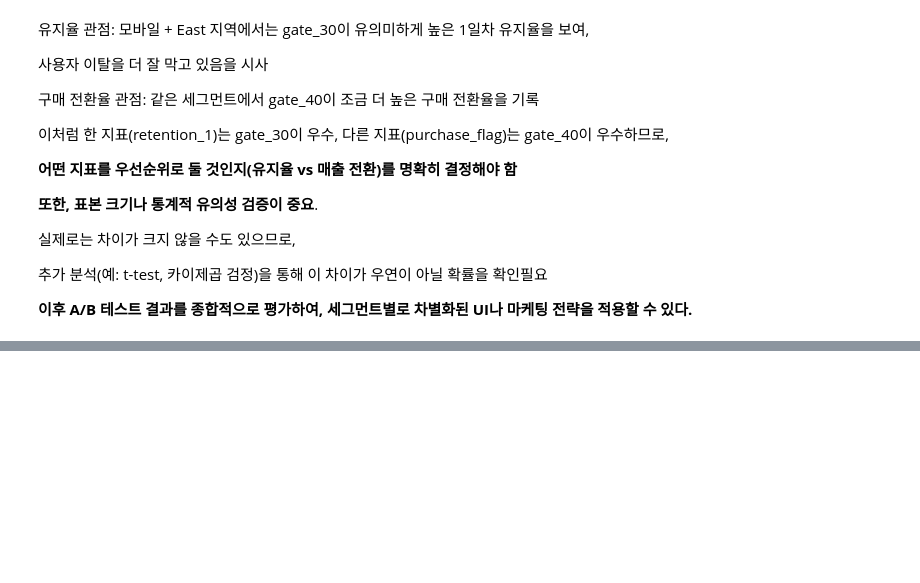
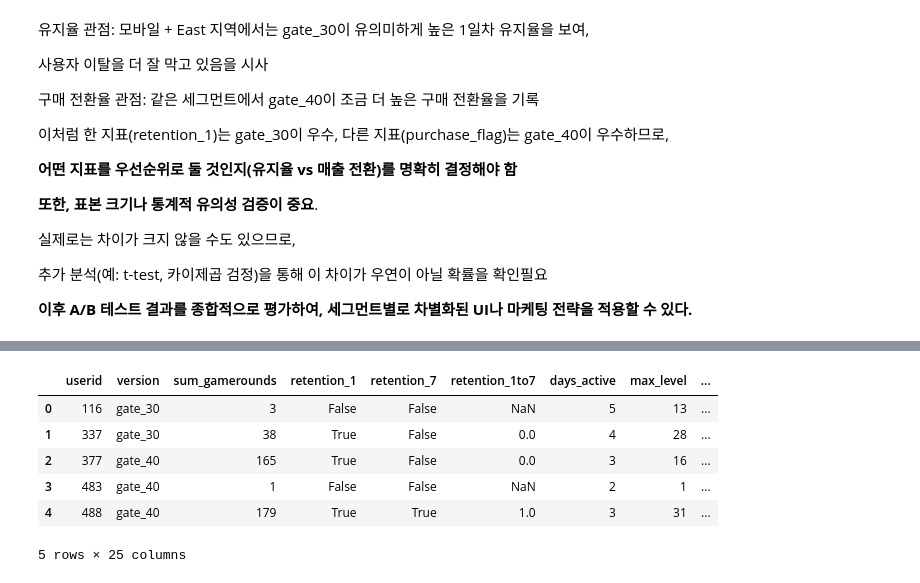
Before and after one commit to SeounghwanPark/first-repository, a Jupyter notebook: MQ07_C2.ipynb, the cells around one changed output, grey strips where cells are left out. Drawn from its saved outputs; the diff is of its cells as text; code cells hidden in the pictures; blank space fills up the shorter version.

```diff
--- a/MQ07_C2.ipynb
+++ b/MQ07_C2.ipynb
@@ -965,0 +1411,17 @@ files.download('cookie_cats_for_superset_03.csv')
+# %%
+import pandas as pd
+from IPython.display import display
+
+# titanic.csv 파일 읽기
+df = pd.read_csv('final_cookie_cats_A_B_Test_Data.csv')
+
+# DataFrame을 테이블 형태로 출력
+display(df.head())
+# %% [output]
+|  | userid | version | sum_gamerounds | retention_1 | retention_7 | retention_1to7 | days_active | max_level | ... |
+| 0 | 116 | gate_30 | 3 | False | False | NaN | 5 | 13 | ... |
+| 1 | 337 | gate_30 | 38 | True | False | 0.0 | 4 | 28 | ... |
+| 2 | 377 | gate_40 | 165 | True | False | 0.0 | 3 | 16 | ... |
+| 3 | 483 | gate_40 | 1 | False | False | NaN | 2 | 1 | ... |
+| 4 | 488 | gate_40 | 179 | True | True | 1.0 | 3 | 31 | ... |
+5 rows × 25 columns
```
Also changed, not shown: parts of 20 cells of this notebook.
